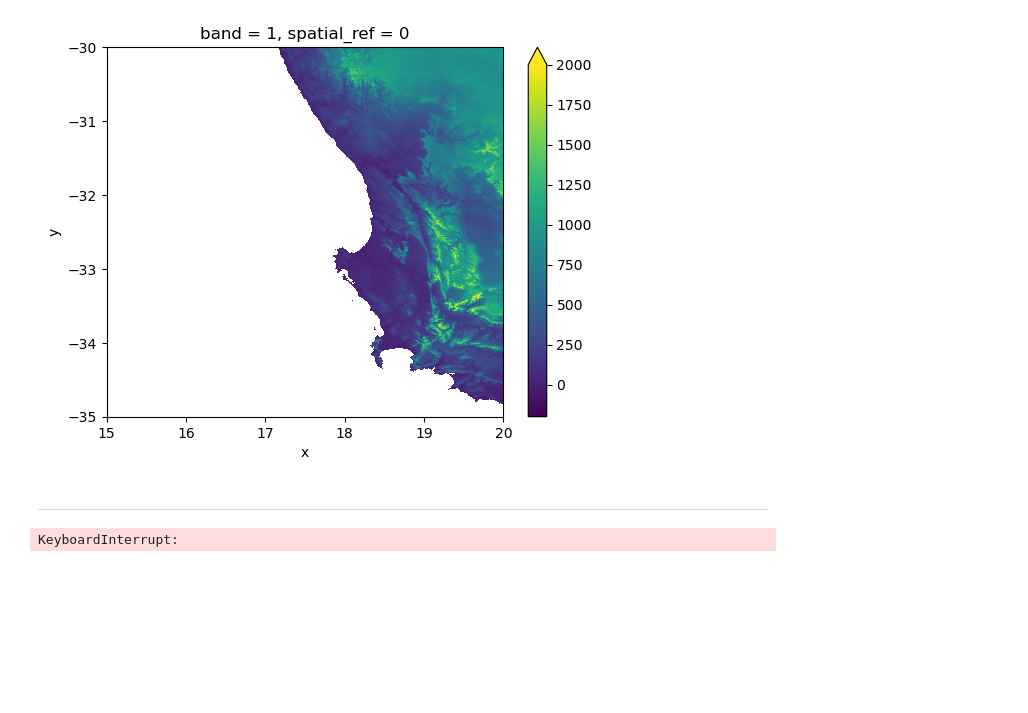
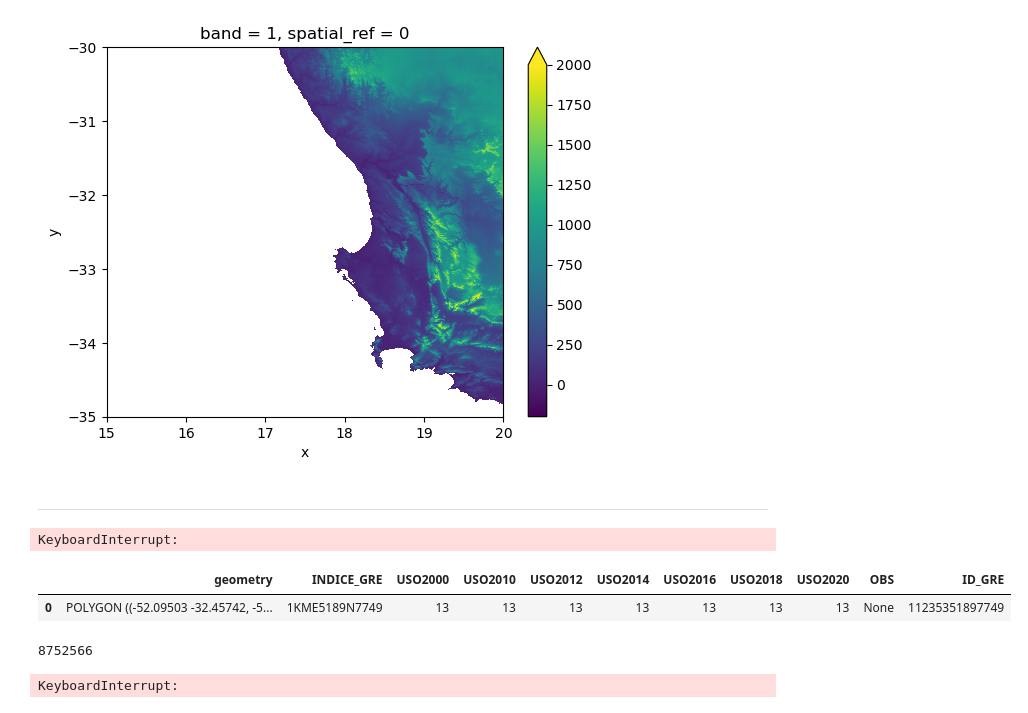
Before and after one commit to felixschulz385/Masterthesis, a Jupyter notebook: code/experiments/experiments.ipynb, the cells around one changed output. Saved outputs shown, nothing was run; the diff lists cells and outputs as text; code cells hidden in the pictures; blank space fills up the shorter version.

```diff
--- a/code/experiments/experiments.ipynb
+++ b/code/experiments/experiments.ipynb
@@ -251,0 +253,10 @@ import matplotlib.pyplot as plt
+# %%
+raster = make_geocube(
+    vector_data = gpd.read_file("/pfs/work7/workspace/scratch/tu_zxobe27-master_thesis/data/land_cover/raw/Cobertura_uso_terra_Brasil_serie_revisada.shp"),
+    measurements = [f"USO{t}" for t in [2000, 2010, 2012, 2014, 2016, 2018, 2020]],
+    output_crs = "EPSG:5641",
+    resolution = (30, 30),
+    fill = -9999
+)
+# %% [output]
+KeyboardInterrupt:
@@ -252,3 +265,13 @@ import matplotlib.pyplot as plt
+# %%
+c = fiona.open("/pfs/work7/workspace/scratch/tu_zxobe27-master_thesis/data/land_cover/raw/Cobertura_uso_terra_Brasil_serie_revisada.shp")
+gpd.GeoDataFrame.from_features(c[0:1])
+# %% [output]
+|  | geometry | INDICE_GRE | USO2000 | USO2010 | USO2012 | USO2014 | USO2016 | USO2018 | USO2020 | OBS | ID_GRE |
+| 0 | POLYGON ((-52.09503 -32.45742, -5... | 1KME5189N7749 | 13 | 13 | 13 | 13 | 13 | 13 | 13 | None | 11235351897749 |
+# %%
+len(c)
+# %% [output]
+8752566
 # %%
 land_cover = gpd.read_file("/Users/felixschulz/Library/CloudStorage/OneDrive-Personal/Dokumente/Uni/Masterthesis/data/land_cover/Cobertura_uso_terra_Brasil_serie_revisada/Cobertura_uso_terra_Brasil_serie_revisada.shp")
 # %% [output]
```
Also changed, not shown: parts of 37 cells of this notebook, 10 other files.
